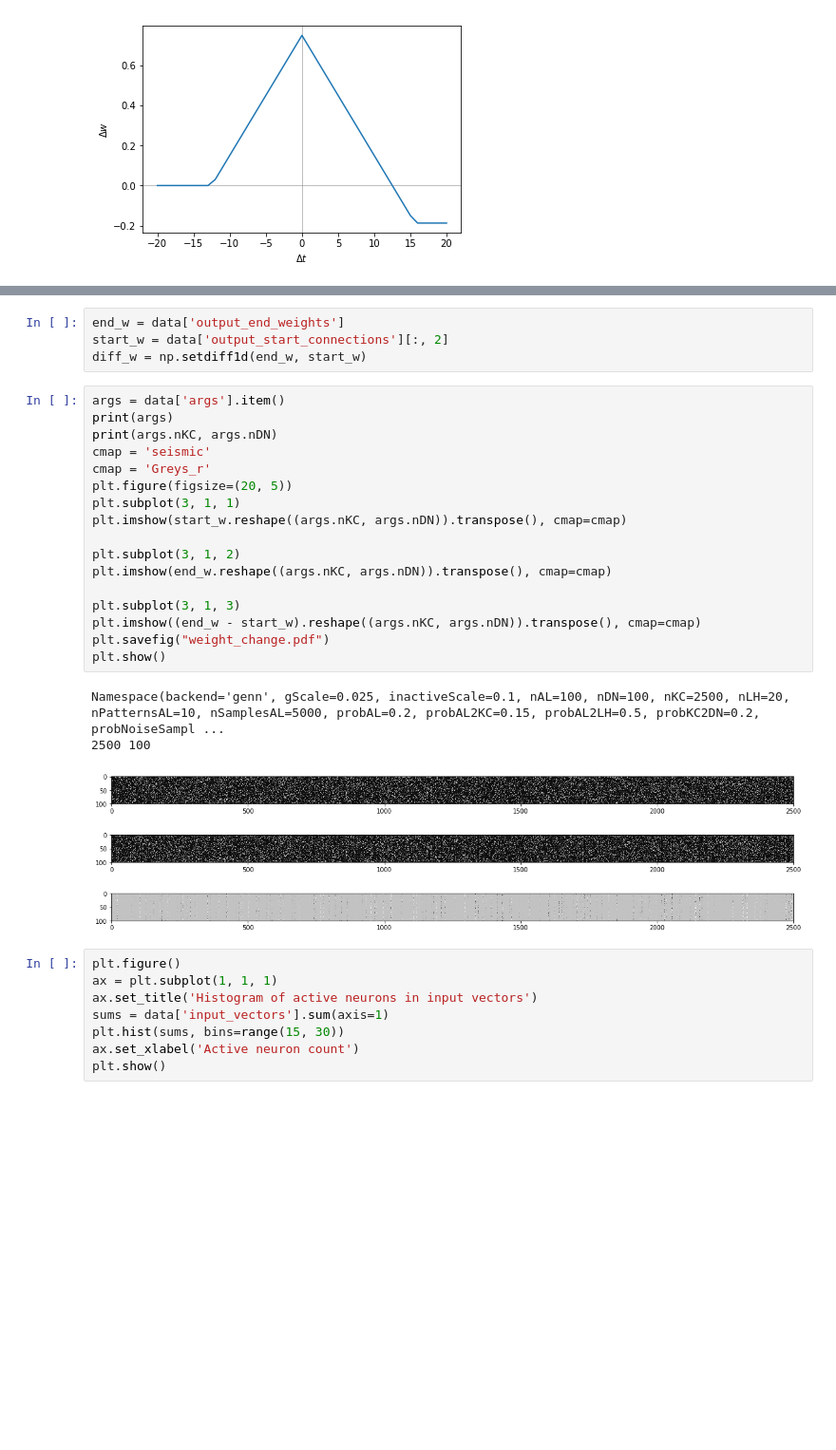
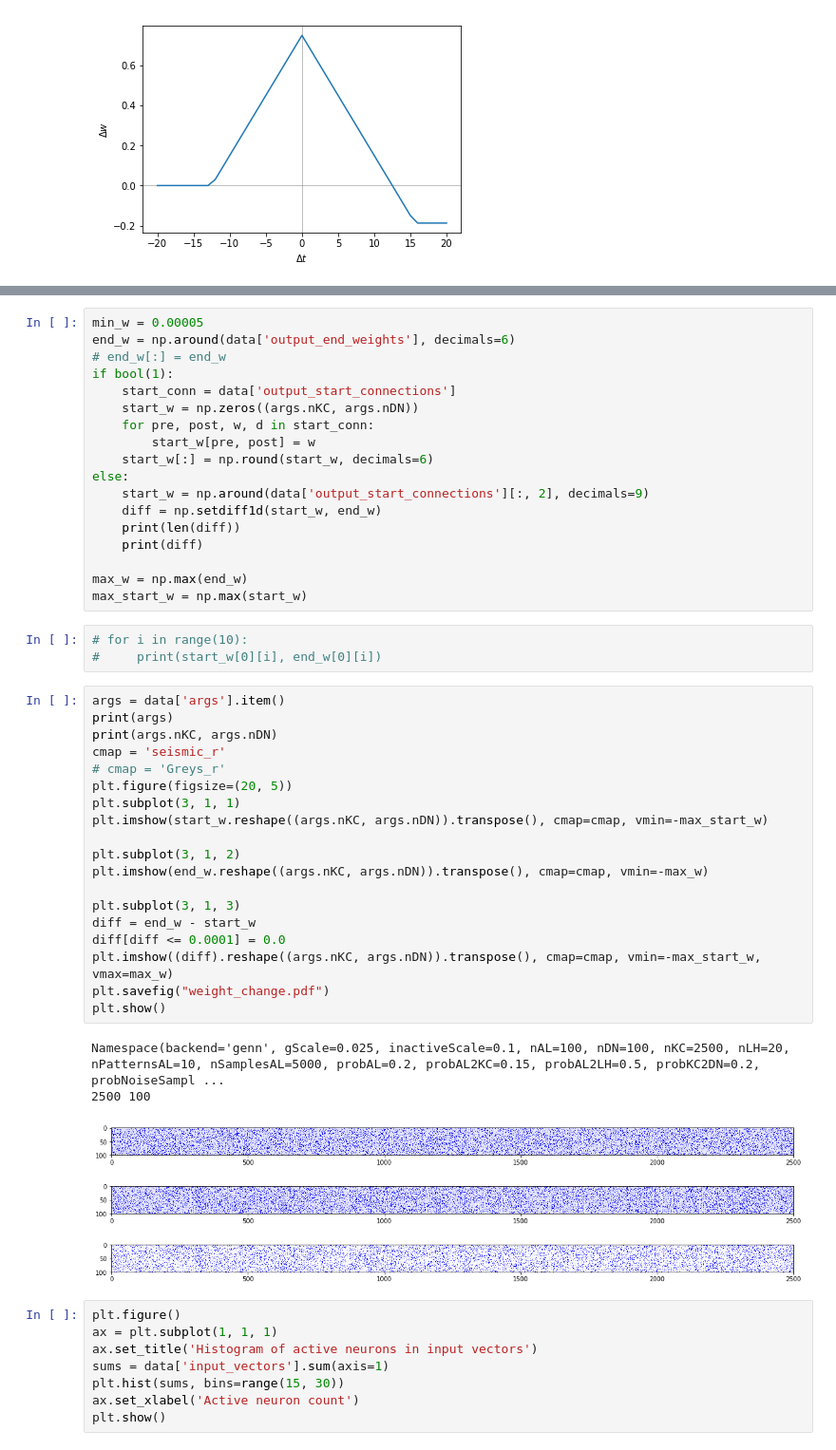
Before and after one commit to chanokin/brainscales-recognition, a Jupyter notebook: codebase/mushroom_body/analyze_mbody_results.ipynb, the cells around one changed output, grey strips where cells are left out. Shown at 95% size. Drawn from its saved outputs; the diff is of its cells as text; blank space fills up the shorter version.

```diff
--- a/codebase/mushroom_body/analyze_mbody_results.ipynb
+++ b/codebase/mushroom_body/analyze_mbody_results.ipynb
@@ -169,28 +172,47 @@ data.keys()
-# %%
-end_w = data['output_end_weights']
-start_w = data['output_start_connections'][:, 2]
-diff_w = np.setdiff1d(end_w, start_w)
+# %%
+min_w = 0.00005
+end_w = np.around(data['output_end_weights'], decimals=6)
+# end_w[:] = end_w
+if bool(1):
+    start_conn = data['output_start_connections']
+    start_w = np.zeros((args.nKC, args.nDN))
+    for pre, post, w, d in start_conn:
+        start_w[pre, post] = w
+    start_w[:] = np.round(start_w, decimals=6)
+else:
+    start_w = np.around(data['output_start_connections'][:, 2], decimals=9)
+    diff = np.setdiff1d(start_w, end_w)
+    print(len(diff))
+    print(diff)
+
+max_w = np.max(end_w)
+max_start_w = np.max(start_w)
+# %%
+# for i in range(10):
+#     print(start_w[0][i], end_w[0][i])
 # %%
 args = data['args'].item()
 print(args)
 print(args.nKC, args.nDN)
-cmap = 'seismic'
-cmap = 'Greys_r'
+cmap = 'seismic_r'
+# cmap = 'Greys_r'
 plt.figure(figsize=(20, 5))
 plt.subplot(3, 1, 1)
-plt.imshow(start_w.reshape((args.nKC, args.nDN)).transpose(), cmap=cmap)
+plt.imshow(start_w.reshape((args.nKC, args.nDN)).transpose(), cmap=cmap, vmin=-max_start_w)
 
 plt.subplot(3, 1, 2)
-plt.imshow(end_w.reshape((args.nKC, args.nDN)).transpose(), cmap=cmap)
+plt.imshow(end_w.reshape((args.nKC, args.nDN)).transpose(), cmap=cmap, vmin=-max_w)
 
 plt.subplot(3, 1, 3)
-plt.imshow((end_w - start_w).reshape((args.nKC, args.nDN)).transpose(), cmap=cmap)
+diff = end_w - start_w
+diff[diff <= 0.0001] = 0.0
+plt.imshow((diff).reshape((args.nKC, args.nDN)).transpose(), cmap=cmap, vmin=-max_start_w, vmax=max_w)
 plt.savefig("weight_change.pdf")
 plt.show()
 # %% [output]
 Namespace(backend='genn', gScale=0.025, inactiveScale=0.1, nAL=100, nDN=100, nKC=2500, nLH=20, nPatternsAL=10, nSamplesAL=5000, probAL=0.2, probAL2KC=0.15, probAL2LH=0.5, probKC2DN=0.2, probNoiseSampl ...
 2500 100
-[figure, old version]
+[figure, new version]
 # %%
 plt.figure()
 ax = plt.subplot(1, 1, 1)
```
Also changed, not shown: parts of 14 cells of this notebook, 14 other files.
